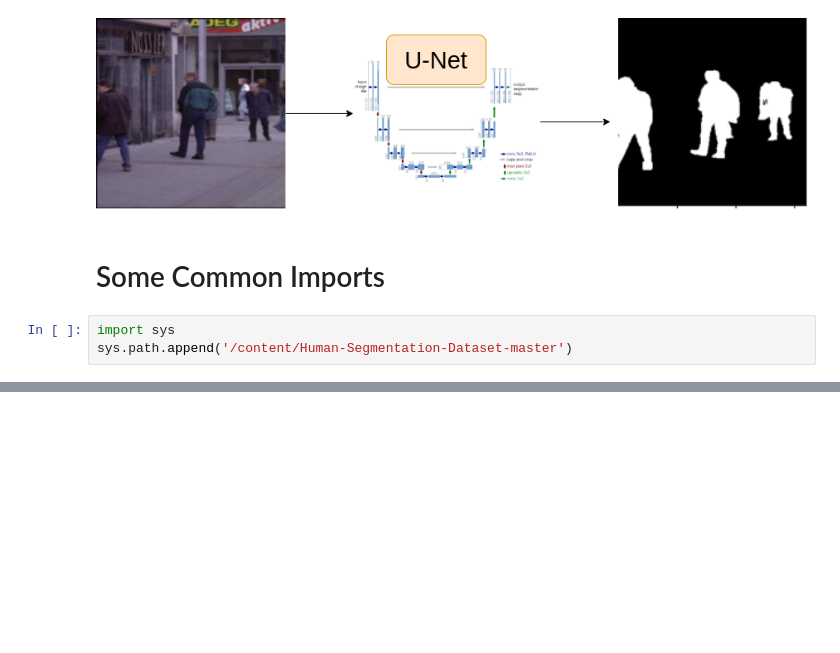
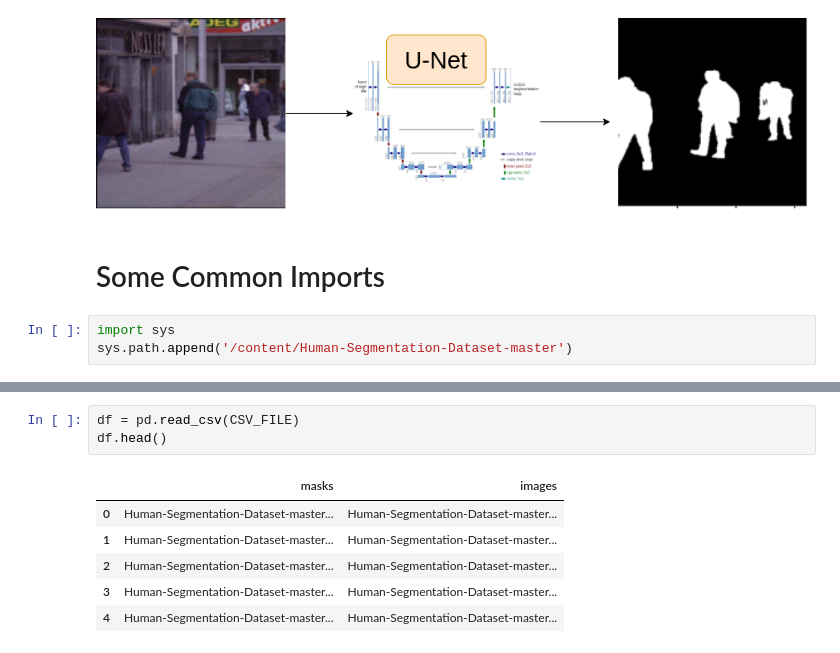
Before and after one commit to yassineelkhadiri/image-segmentation, a Jupyter notebook: Deep_Learning_with_PyTorch_ImageSegmentation.ipynb, the cells around one changed output, grey strips where cells are left out. Saved outputs shown, nothing was run; the diff lists cells and outputs as text; blank space fills up the shorter version.

```diff
--- a/Deep_Learning_with_PyTorch_ImageSegmentation.ipynb
+++ b/Deep_Learning_with_PyTorch_ImageSegmentation.ipynb
@@ -58,0 +68,10 @@ import helper
+# %%
+df = pd.read_csv(CSV_FILE)
+df.head()
+# %% [output]
+|  | masks | images |
+| 0 | Human-Segmentation-Dataset-master... | Human-Segmentation-Dataset-master... |
+| 1 | Human-Segmentation-Dataset-master... | Human-Segmentation-Dataset-master... |
+| 2 | Human-Segmentation-Dataset-master... | Human-Segmentation-Dataset-master... |
+| 3 | Human-Segmentation-Dataset-master... | Human-Segmentation-Dataset-master... |
+| 4 | Human-Segmentation-Dataset-master... | Human-Segmentation-Dataset-master... |
```
Also changed, not shown: parts of 7 cells of this notebook.
